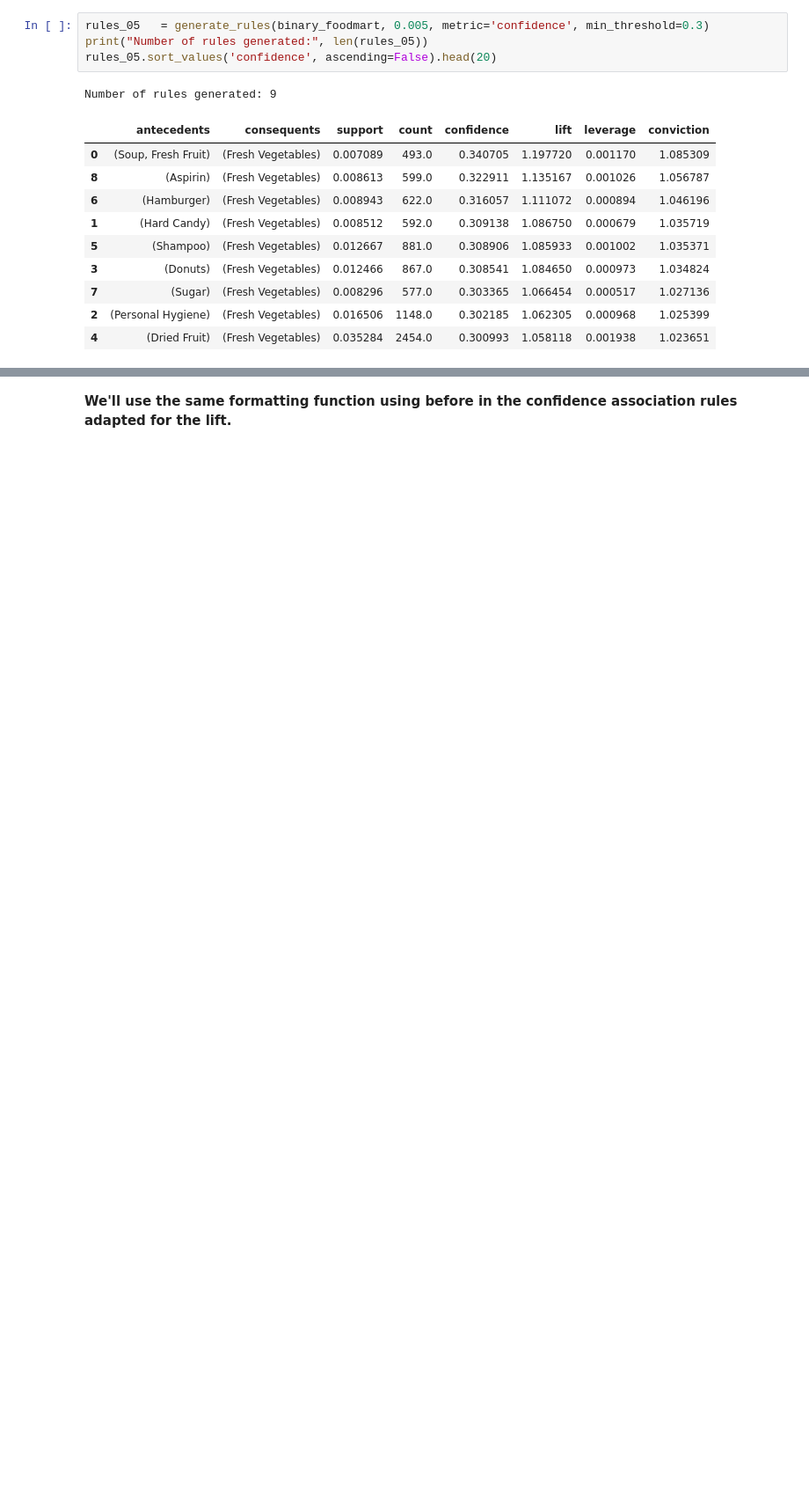
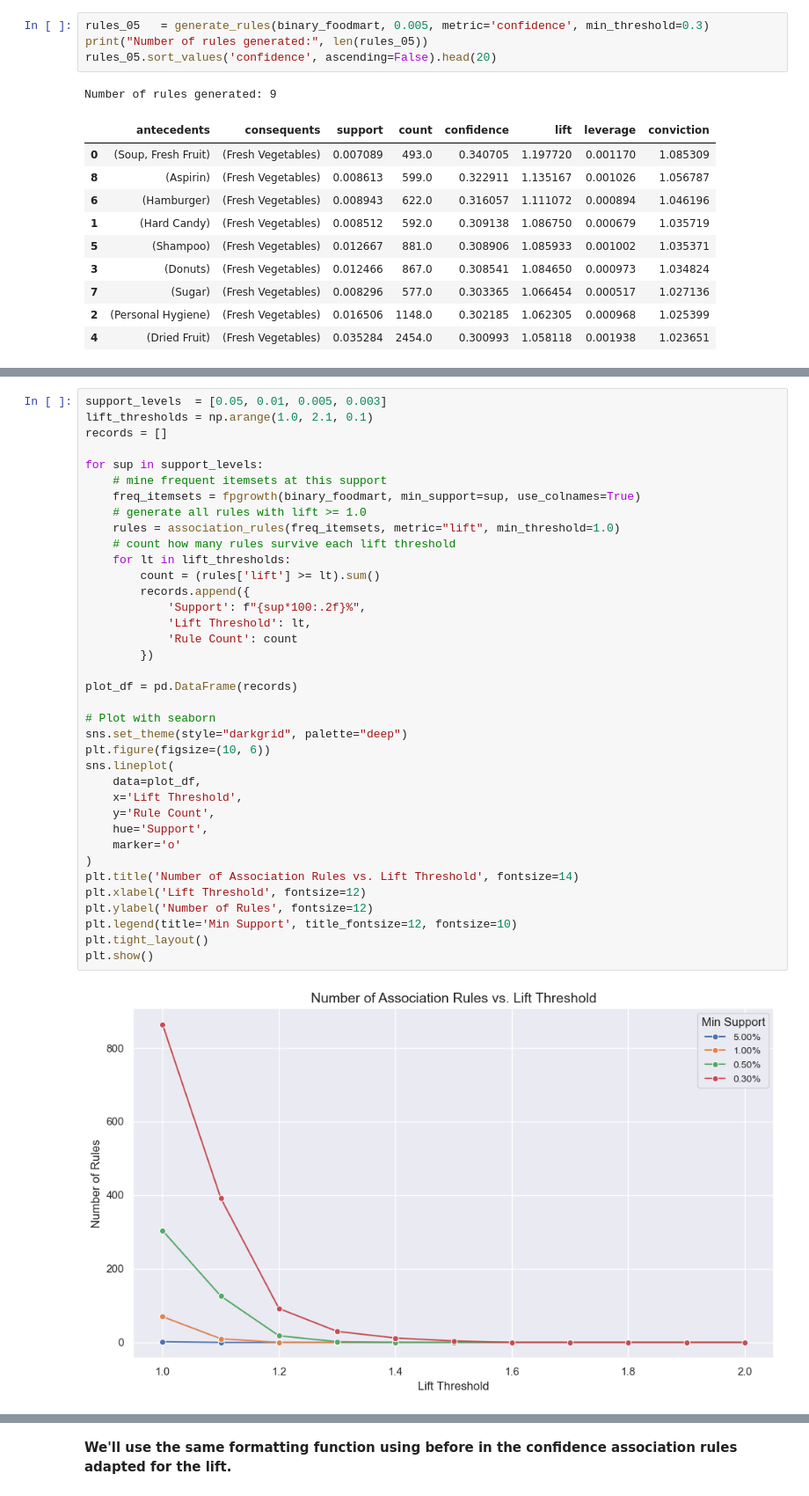
Before and after one commit to ijustsnapped/DataMine_PI, a Jupyter notebook: PD_202425_Project1/PD_202425_Project.ipynb, the cells around one changed output, grey strips where cells are left out. Shown: that part at 88% size. Cells and saved outputs as stored; diff of their text form; blank space fills up the shorter version.

Commit message:
Global: lift code and discussion

```diff
--- a/PD_202425_Project1/PD_202425_Project.ipynb
+++ b/PD_202425_Project1/PD_202425_Project.ipynb
@@ -1160,0 +1184,39 @@ rules_1
+# %%
+support_levels  = [0.05, 0.01, 0.005, 0.003]
+lift_thresholds = np.arange(1.0, 2.1, 0.1)
+records = []
+
+for sup in support_levels:
+    # mine frequent itemsets at this support
+    freq_itemsets = fpgrowth(binary_foodmart, min_support=sup, use_colnames=True)
+    # generate all rules with lift >= 1.0
+    rules = association_rules(freq_itemsets, metric="lift", min_threshold=1.0)
+    # count how many rules survive each lift threshold
+    for lt in lift_thresholds:
+        count = (rules['lift'] >= lt).sum()
+        records.append({
+            'Support': f"{sup*100:.2f}%",
+            'Lift Threshold': lt,
+            'Rule Count': count
+        })
+
+plot_df = pd.DataFrame(records)
+
+# Plot with seaborn
+sns.set_theme(style="darkgrid", palette="deep")
+plt.figure(figsize=(10, 6))
+sns.lineplot(
+    data=plot_df,
+    x='Lift Threshold',
+    y='Rule Count',
+    hue='Support',
+    marker='o'
+)
+plt.title('Number of Association Rules vs. Lift Threshold', fontsize=14)
+plt.xlabel('Lift Threshold', fontsize=12)
+plt.ylabel('Number of Rules', fontsize=12)
+plt.legend(title='Min Support', title_fontsize=12, fontsize=10)
+plt.tight_layout()
+plt.show()
+# %% [output]
+[figure, added]
```
Also changed, not shown: parts of 31 cells of this notebook, 1 other file.
